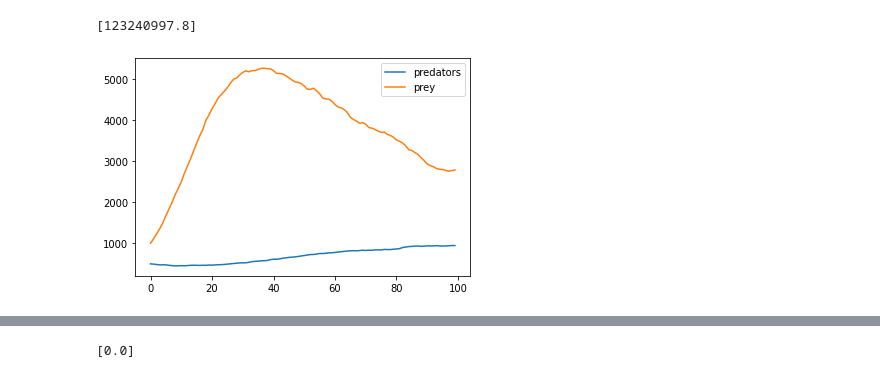
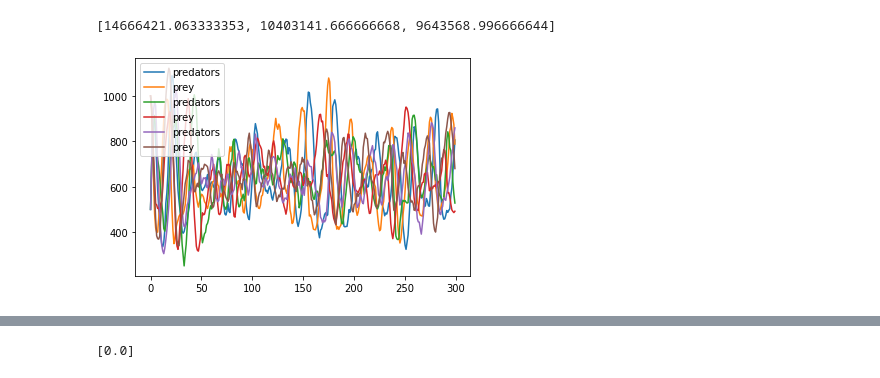
Before and after one commit to LucVermeer/ThesisGit, a Jupyter notebook: Python_abm.ipynb, the cells around one changed output, grey strips where cells are left out. Saved outputs shown, nothing was run; the diff lists cells and outputs as text; code cells hidden in the pictures.

```diff
--- a/Python_abm.ipynb
+++ b/Python_abm.ipynb
@@ -8,8 +8,8 @@ from noisyopt import minimizeSPSA
 class Model():
     def __init__(self, pred_die=0.02, pred_repr=0.5, prey_repr=0.9, step_size = 100):
         # grid dimensions
-        self.width = 100
-        self.height = 100
+        self.width = 50
+        self.height = 50
 
         # the values of different states of cells (containing predator, prey or none)
         self.empty_val = 0
@@ -110,6 +110,21 @@ class Model():
         self.objective_function((pred_population, prey_population))
         return (pred_population, prey_population)
 
+    def run_of(self):
+        pred_population = []
+        prey_population = []
+        for i in trange(self.step_size):
+            pred_population.append(self.n_pred)
+            prey_population.append(self.n_prey)
+            if self.n_prey == 0 or self.n_pred == 0:
+                break
+            self.step_grid()
+        plt.plot(pred_population, label="predators")
+        plt.plot(prey_population, label="prey")
+        plt.legend()
+        plt.show()
+        return self.objective_function((pred_population, prey_population))
+
     def objective_function(self, time_series):
         if len(time_series[0]) != self.step_size or len(time_series[1]) != self.step_size:
             return 1000000000
@@ -120,18 +135,18 @@ class Model():
             cost += (time_series[0][i] - mean_0)**2
             cost += (time_series[1][i] - mean_1)**2
         self.error = cost
-        return cost
+        return cost/1000000
 # %%
-trials = 1
+trials = 3
 errors = []
 for i in trange(trials):
-    model = Model(0.02, 0.05, 0.2, 100)
+    model = Model(1, 1, 1, 300)
     model.run_model()
     errors.append(model.error)
 errors
 # %% [output]
-[123240997.8]
+[14666421.063333353, 10403141.666666668, 9643568.996666644]
-[figure, old version]
+[figure, new version]
 # %%
 def func3(a, b, c):
     return a**2+b**2+c**2+np.random.normal(0, 1500, len(a))
```
Also changed, not shown: parts of 6 cells of this notebook.
